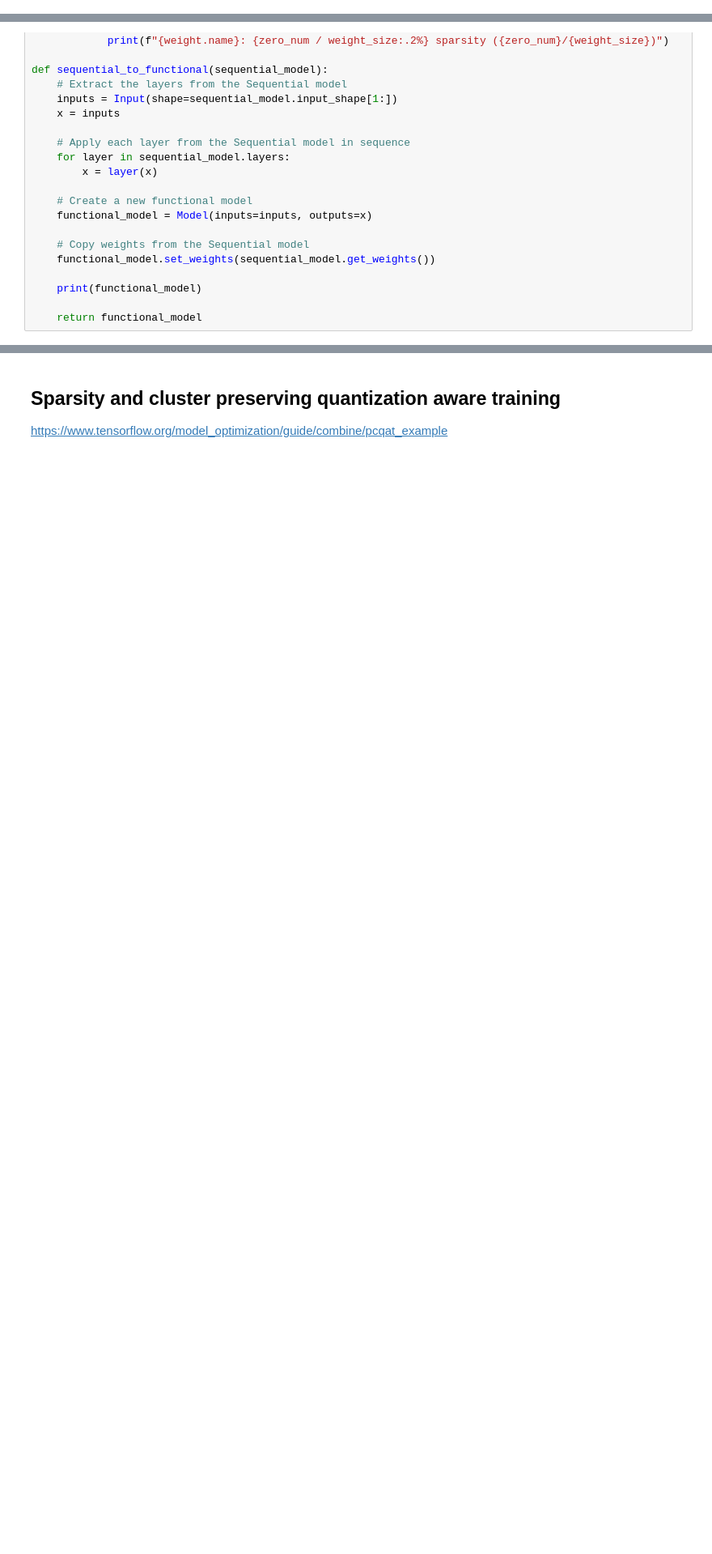
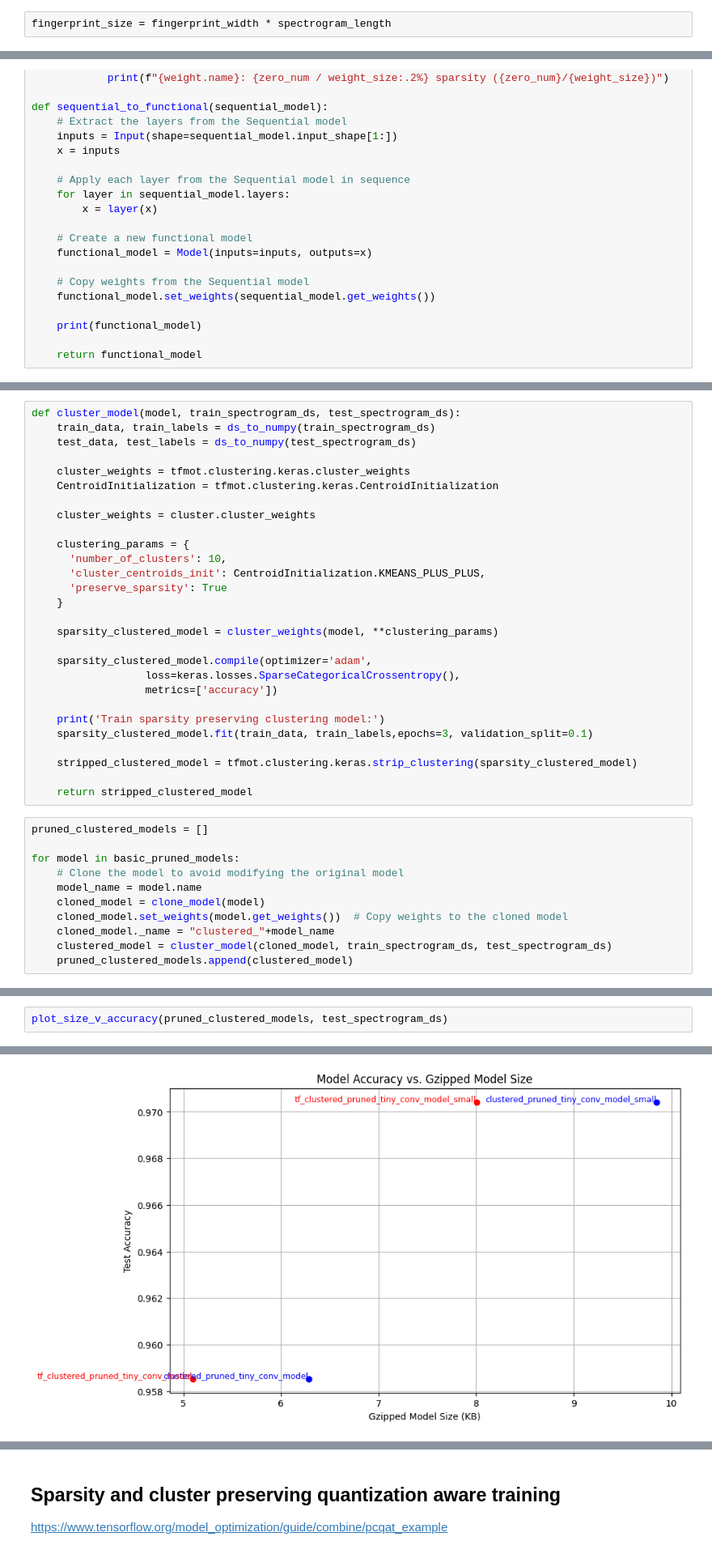
Before and after one commit to Gabinson200/ESPtinyML24, a Jupyter notebook: model_making/notebooks/audio_model_creation.ipynb, the cells around one changed output, grey strips where cells are left out. Shown at 81% size. Saved outputs shown, nothing was run; the diff lists cells and outputs as text; blank space fills up the shorter version.

```diff
--- a/model_making/notebooks/audio_model_creation.ipynb
+++ b/model_making/notebooks/audio_model_creation.ipynb
@@ -214,0 +280,2 @@ New dataset size: 250
+# %%
+fingerprint_size = fingerprint_width * spectrogram_length
@@ -1014,0 +1414,39 @@ Model 5 (tiny_embed_conv_model):
+# %%
+def cluster_model(model, train_spectrogram_ds, test_spectrogram_ds):
+    train_data, train_labels = ds_to_numpy(train_spectrogram_ds)
+    test_data, test_labels = ds_to_numpy(test_spectrogram_ds)
+
+    cluster_weights = tfmot.clustering.keras.cluster_weights
+    CentroidInitialization = tfmot.clustering.keras.CentroidInitialization
+
+    cluster_weights = cluster.cluster_weights
+
+    clustering_params = {
+      'number_of_clusters': 10,
+      'cluster_centroids_init': CentroidInitialization.KMEANS_PLUS_PLUS,
+      'preserve_sparsity': True
+    }
+
+    sparsity_clustered_model = cluster_weights(model, **clustering_params)
+
+    sparsity_clustered_model.compile(optimizer='adam',
+                  loss=keras.losses.SparseCategoricalCrossentropy(),
+                  metrics=['accuracy'])
+
+    print('Train sparsity preserving clustering model:')
+    sparsity_clustered_model.fit(train_data, train_labels,epochs=3, validation_split=0.1)
+
+    stripped_clustered_model = tfmot.clustering.keras.strip_clustering(sparsity_clustered_model)
+
+    return stripped_clustered_model
+# %%
+pruned_clustered_models = []
+
+for model in basic_pruned_models:
+    # Clone the model to avoid modifying the original model
+    model_name = model.name
+    cloned_model = clone_model(model)
+    cloned_model.set_weights(model.get_weights())  # Copy weights to the cloned model
+    cloned_model._name = "clustered_"+model_name
+    clustered_model = cluster_model(cloned_model, train_spectrogram_ds, test_spectrogram_ds)
+    pruned_clustered_models.append(clustered_model)
@@ -1014,0 +1468,3 @@ Model 5 (tiny_embed_conv_model):
+# %%
+plot_size_v_accuracy(pruned_clustered_models, test_spectrogram_ds)
+# %% [output]
@@ -1014,0 +1489 @@ Model 5 (tiny_embed_conv_model):
+[figure, added]
```
Also changed, not shown: parts of 94 cells of this notebook.
